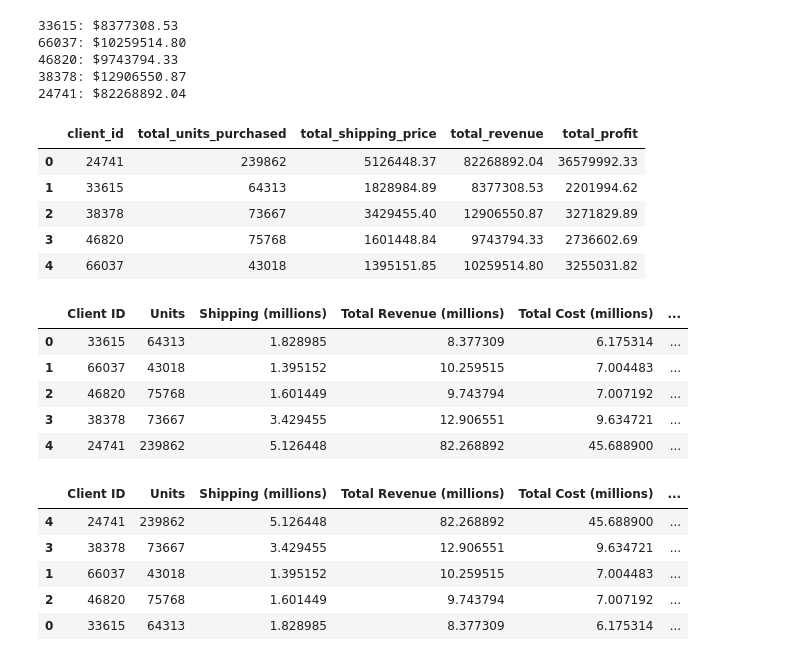
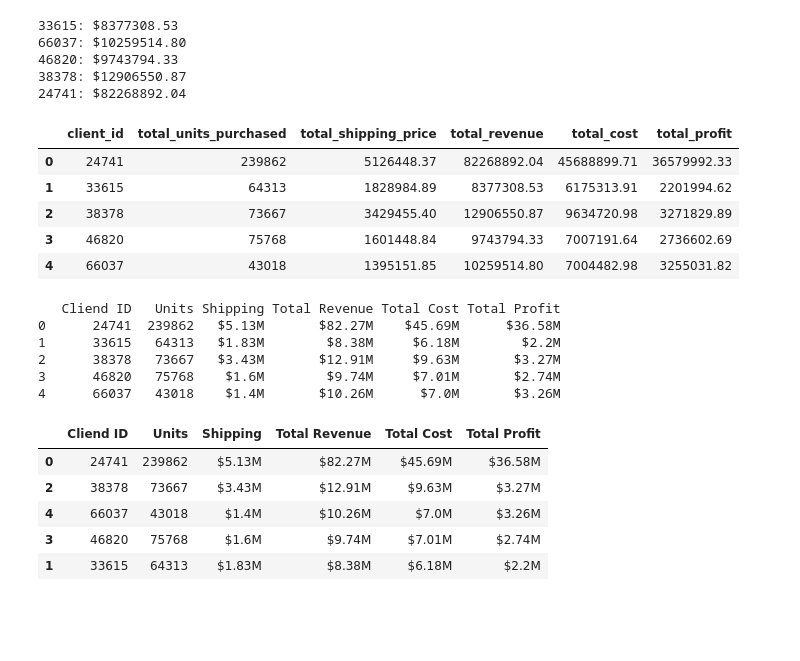
Before and after one commit to ifonseca69/pandas-challenge-1, a Jupyter notebook: wholesale_data_analysis_starter_code.ipynb, the cells around one changed output. Saved outputs shown, nothing was run; the diff lists cells and outputs as text; code cells hidden in the pictures; blank space fills up the shorter version.

```diff
--- a/wholesale_data_analysis_starter_code.ipynb
+++ b/wholesale_data_analysis_starter_code.ipynb
@@ -273,23 +271,24 @@ for client_id, total_spending in total_top_five_clients.items():
 # %%
 # Create a summary DataFrame showing the totals for the for the top 5 clients with the following information:
 # total units purchased, total shipping price, total revenue, and total profit.
 summary_df = df.groupby('client_id').agg(
     total_units_purchased=('qty','sum'),
     total_shipping_price=('shipping_price','sum'),
     total_revenue=('line_price','sum'),
+    total_cost=('line_cost','sum'),
     total_profit=('line_profit','sum')
 ).reset_index()
 
 top_5_clients = summary_df[summary_df['client_id'].isin(top_5_client_id)].reset_index(drop=True)
 
 top_5_clients
 # %% [output]
-|  | client_id | total_units_purchased | total_shipping_price | total_revenue | total_profit |
-| 0 | 24741 | 239862 | 5126448.37 | 82268892.04 | 36579992.33 |
-| 1 | 33615 | 64313 | 1828984.89 | 8377308.53 | 2201994.62 |
-| 2 | 38378 | 73667 | 3429455.40 | 12906550.87 | 3271829.89 |
-| 3 | 46820 | 75768 | 1601448.84 | 9743794.33 | 2736602.69 |
-| 4 | 66037 | 43018 | 1395151.85 | 10259514.80 | 3255031.82 |
+|  | client_id | total_units_purchased | total_shipping_price | total_revenue | total_cost | total_profit |
+| 0 | 24741 | 239862 | 5126448.37 | 82268892.04 | 45688899.71 | 36579992.33 |
+| 1 | 33615 | 64313 | 1828984.89 | 8377308.53 | 6175313.91 | 2201994.62 |
+| 2 | 38378 | 73667 | 3429455.40 | 12906550.87 | 9634720.98 | 3271829.89 |
+| 3 | 46820 | 75768 | 1601448.84 | 9743794.33 | 7007191.64 | 2736602.69 |
+| 4 | 66037 | 43018 | 1395151.85 | 10259514.80 | 7004482.98 | 3255031.82 |
 # %%
 # Format the data and rename the columns to names suitable for presentation.
 
@@ -297,25 +296,44 @@ top_5_clients
 
 
 # Define a function that converts a dollar amount to millions.
+money_df = top_5_clients.rename(columns={'client_id':'Cliend ID',\
+                                                'total_units_purchased':'Units',\
+                                                'total_shipping_price':'Shipping',\
+                                                'total_revenue':'Total Revenue',\
+                                                'total_cost':'Total Cost',\
+                                                'total_profit':'Total Profit' })
 
+columns_to_millon = ['Shipping', 'Total Revenue', 'Total Cost', 'Total Profit']
+for column in columns_to_millon:
+    money_df[column] = round(money_df[column] / 1e6, 2).astype(str)
 
+currency_columns = ['Shipping', 'Total Revenue', 'Total Cost','Total Profit']
+for column in currency_columns:
+    money_df[column] = "$" + money_df[column] + "M"
+
+print(money_df)
+
+# money_df.head()
 # Apply the currency_format_millions function to only the money columns.
-
+# df['Formatted Amount'] = [f'${x:.2f}M' for x in df['Amount'] / 1e6]
 
 # Rename the columns to reflect the change in the money format.
 # %% [output]
-|  | Client ID | Units | Shipping (millions) | Total Revenue (millions) | Total Cost (millions) | ... |
-| 0 | 33615 | 64313 | 1.828985 | 8.377309 | 6.175314 | ... |
-| 1 | 66037 | 43018 | 1.395152 | 10.259515 | 7.004483 | ... |
-| 2 | 46820 | 75768 | 1.601449 | 9.743794 | 7.007192 | ... |
-| 3 | 38378 | 73667 | 3.429455 | 12.906551 | 9.634721 | ... |
-| 4 | 24741 | 239862 | 5.126448 | 82.268892 | 45.688900 | ... |
+   Cliend ID   Units Shipping Total Revenue Total Cost Total Profit
+0      24741  239862   $5.13M       $82.27M    $45.69M      $36.58M
+1      33615   64313   $1.83M        $8.38M     $6.18M        $2.2M
+2      38378   73667   $3.43M       $12.91M     $9.63M       $3.27M
+3      46820   75768    $1.6M        $9.74M     $7.01M       $2.74M
+4      66037   43018    $1.4M       $10.26M      $7.0M       $3.26M
 # %%
 # Sort the updated data by "Total Profit (millions)" form highest to lowest and assign the sort to a new DatFrame.
+money_df = money_df.sort_values(by='Total Profit', ascending=False)
+
+money_df.head()
 # %% [output]
-|  | Client ID | Units | Shipping (millions) | Total Revenue (millions) | Total Cost (millions) | ... |
-| 4 | 24741 | 239862 | 5.126448 | 82.268892 | 45.688900 | ... |
-| 3 | 38378 | 73667 | 3.429455 | 12.906551 | 9.634721 | ... |
-| 1 | 66037 | 43018 | 1.395152 | 10.259515 | 7.004483 | ... |
-| 2 | 46820 | 75768 | 1.601449 | 9.743794 | 7.007192 | ... |
-| 0 | 33615 | 64313 | 1.828985 | 8.377309 | 6.175314 | ... |
+|  | Cliend ID | Units | Shipping | Total Revenue | Total Cost | Total Profit |
+| 0 | 24741 | 239862 | $5.13M | $82.27M | $45.69M | $36.58M |
+| 2 | 38378 | 73667 | $3.43M | $12.91M | $9.63M | $3.27M |
+| 4 | 66037 | 43018 | $1.4M | $10.26M | $7.0M | $3.26M |
+| 3 | 46820 | 75768 | $1.6M | $9.74M | $7.01M | $2.74M |
+| 1 | 33615 | 64313 | $1.83M | $8.38M | $6.18M | $2.2M |
```
Also changed, not shown: parts of 3 cells of this notebook, 1 other file.
